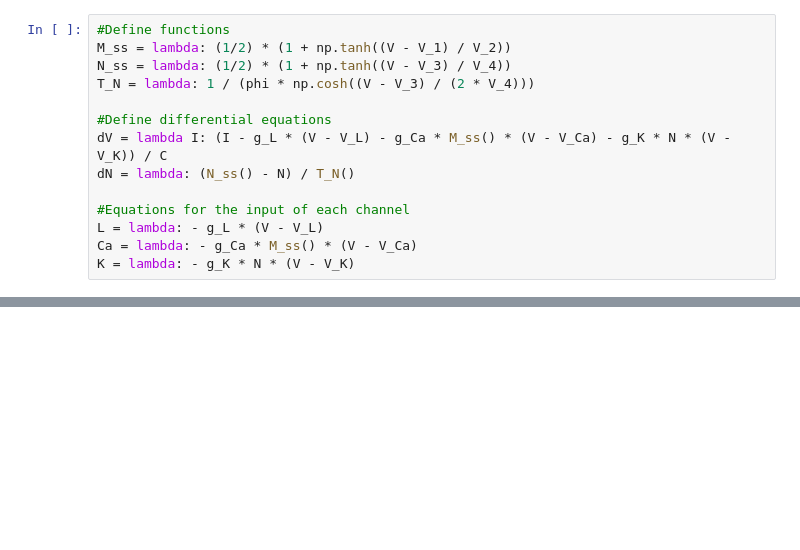
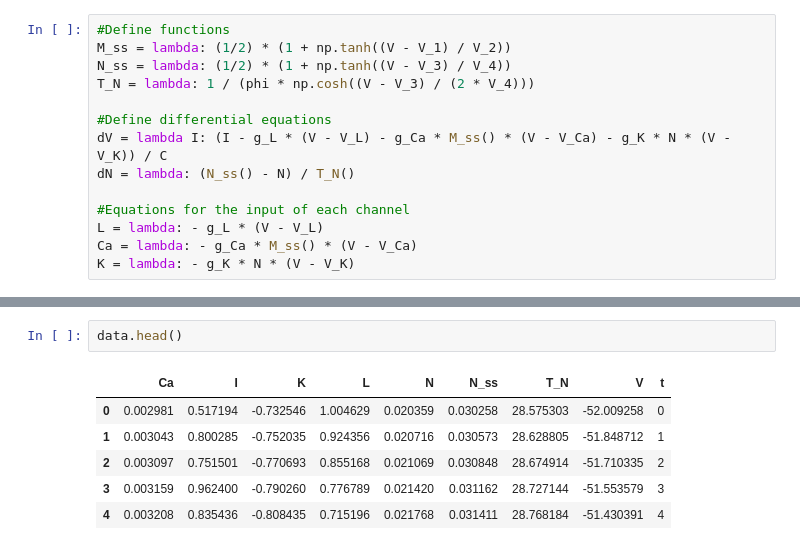
Before and after one commit to jonmarty/Morris-Lecar, a Jupyter notebook: MorrisLecar.ipynb, the cells around one changed output, grey strips where cells are left out. Cells and saved outputs as stored; diff of their text form; blank space fills up the shorter version.

```diff
--- a/MorrisLecar.ipynb
+++ b/MorrisLecar.ipynb
@@ -96,0 +121,9 @@ or matplotlib.backends is imported for the first time.
+# %%
+data.head()
+# %% [output]
+|  | Ca | I | K | L | N | N_ss | T_N | V | t |
+| 0 | 0.002981 | 0.517194 | -0.732546 | 1.004629 | 0.020359 | 0.030258 | 28.575303 | -52.009258 | 0 |
+| 1 | 0.003043 | 0.800285 | -0.752035 | 0.924356 | 0.020716 | 0.030573 | 28.628805 | -51.848712 | 1 |
+| 2 | 0.003097 | 0.751501 | -0.770693 | 0.855168 | 0.021069 | 0.030848 | 28.674914 | -51.710335 | 2 |
+| 3 | 0.003159 | 0.962400 | -0.790260 | 0.776789 | 0.021420 | 0.031162 | 28.727144 | -51.553579 | 3 |
+| 4 | 0.003208 | 0.835436 | -0.808435 | 0.715196 | 0.021768 | 0.031411 | 28.768184 | -51.430391 | 4 |
```
Also changed, not shown: parts of 6 cells of this notebook.
